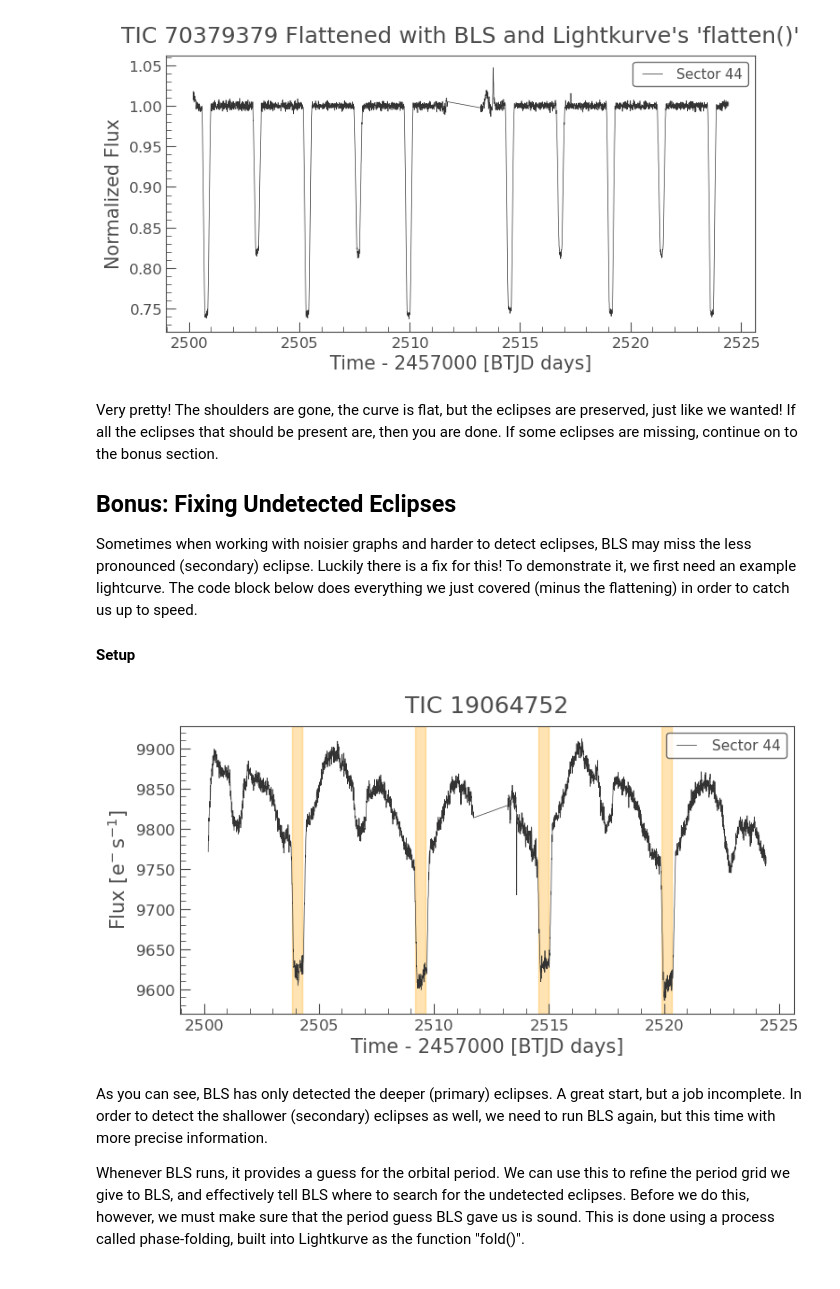
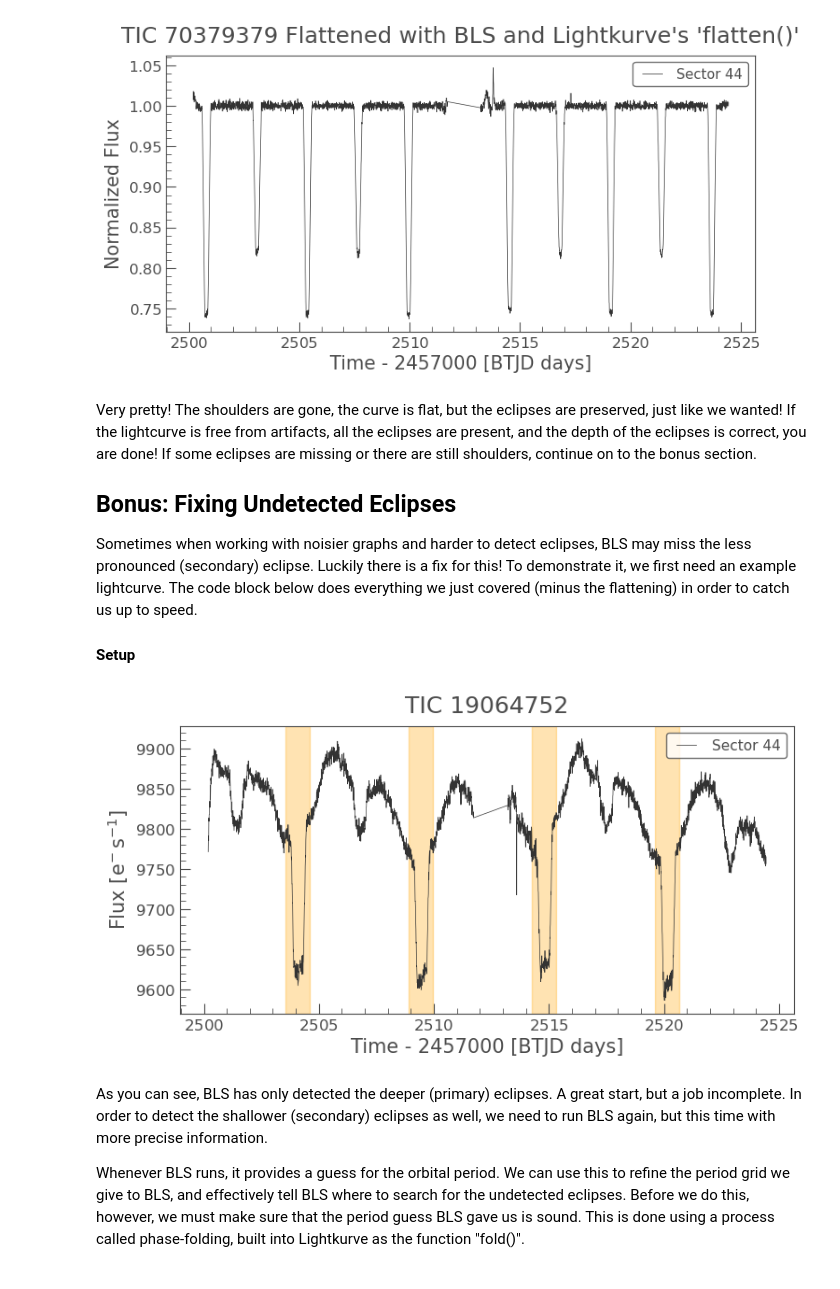
Before and after one commit to aidanniklaus/Summer-Research-2026, a Jupyter notebook: Tutorials/BLS Flattening on Eclipsing Binaries/BLS_Tutorial_TESS_EBs.ipynb, the cells around one changed output. Cells and saved outputs as stored; diff of their text form; code cells hidden in the pictures.

```diff
--- a/Tutorials/BLS Flattening on Eclipsing Binaries/BLS_Tutorial_TESS_EBs.ipynb
+++ b/Tutorials/BLS Flattening on Eclipsing Binaries/BLS_Tutorial_TESS_EBs.ipynb
@@ -116,3 +116,7 @@ Next, let's make our period grid. If you already roughly know the period of your
 # %%
-# Populating a list of potential period candidates --> 10,000 possible points between 0.5-20 days on a logarithmic scale
-period_grid = np.exp(np.linspace(np.log(0.5), np.log(20), 10000))
+# Setting our range (in days), good coding practice to be modular
+min_period = 1
+max_period = 20
+
+# Populating a list of potential period candidates --> 10,000 possible points within our range, on a logarithmic scale
+period_grid = np.exp(np.linspace(np.log(min_period), np.log(max_period), 10000))
@@ -119,3 +125,10 @@ period_grid = np.exp(np.linspace(np.log(0.5), np.log(20), 10000))
+# %%
+# Again good practice to make code modular
+min_duration = 0.1
+max_duration = 0.7
+
+# Creating our array of possible eclipse durations, increments of 0.02
+duration_array = np.arange(min_duration, max_duration, 0.02)
 # %% [markdown]
 ## Step 2: Running BLS and Masking the Eclipses
 Now that BLS has all the information it needs, let's run it!
@@ -126,7 +139,7 @@ Now that BLS has all the information it needs, let's run it!
     # Groups all its attempts into eclipse or not-eclipse categories, which it uses to define a good fit model
 # duration : variety of eclipse durations (in days) BLS will test
 # oversample : higher = more accurate fits but slower, rarely need to go higher than 20
-result = bls.power(period_grid, duration=[0.02, 0.05, 0.1, 0.2, 0.3], oversample=20)
+result = bls.power(period_grid, duration=duration_array, oversample=20)
 # %% [markdown]
 Sweet! Now that BLS has run, there are a few things we want to grab from its result.
 - the index of BLS's best guess for our star's period ('primary_result.power' is a periodogram BLS made, 'np.argmax' finds the index of the strongest peak (strongest peak = most likely period))
@@ -178,15 +191,22 @@ BLS_flattened_lc.plot(title=f"{target} Flattened with BLS and Lightkurve's 'flat
 # %% [output]
 [figure]
 # %% [markdown]
-Very pretty! The shoulders are gone, the curve is flat, but the eclipses are preserved, just like we wanted! If all the eclipses that should be present are, then you are done. If some eclipses are missing, continue on to the bonus section.
+Very pretty! The shoulders are gone, the curve is flat, but the eclipses are preserved, just like we wanted! If the lightcurve is free from artifacts, all the eclipses are present, and the depth of the eclipses is correct, you are done! If some eclipses are missing or there are still shoulders, continue on to the bonus section.
 
 ## Bonus: Fixing Undetected Eclipses
 Sometimes when working with noisier graphs and harder to detect eclipses, BLS may miss the less pronounced (secondary) eclipse. Luckily there is a fix for this! To demonstrate it, we first need an example lightcurve. The code block below does everything we just covered (minus the flattening) in order to catch us up to speed.
+
 #### Setup
 # %%
 # Setting our target star and sector we will be using to make our lightcurve
 target = "TIC 19064752"
 sector = 44
+# Setting our min/max period, as well as min/max eclipse duration
+    # Note: bumped up min period because it must be larger than max duration, and this star's eclipses are longer
+min_period = 1.5
+max_period = 20
+min_duration = 0.7
+max_duration = 1.3
 
 # target : the star we want to work with; the following naming formats are acceptable
     # name, e.g. "HAT-P-11"
@@ -230,41 +250,44 @@ flux_err = lc.flux_err.value
 # Giving BLS the data it needs and creating the BLS model from it (no actual computation yet)
 bls = BoxLeastSquares(time, flux, flux_err)
 
-# Populating a list of potential period candidates --> 10,000 possible points between 0.5-20 days on a logarithmic scale
-period_grid = np.exp(np.linspace(np.log(0.5), np.log(20), 10000))
+# Populating a list of potential period candidates --> 10,000 possible points within our range, on a logarithmic scale
+period_grid = np.exp(np.linspace(np.log(min_period), np.log(max_period), 10000))
+
+# Creating our array of possible eclipse durations, increments of 0.02
+duration_array = np.arange(min_duration, max_duration, 0.02)
 
 # Actual computation occuring. For every possible period in our period grid, BLS...
     # Phase folds the data at that period
     # Tries to fit "boxes" on the eclipse
     # Groups all its attempts into eclipse or not-eclipse categories, which it uses to define a good fit model
 # duration : variety of durations (in days) BLS will test eclipses at
 # oversample : higher = more accurate fits but slower, rarely need to go higher than 20
-result = bls.power(period_grid, duration=[0.02, 0.05, 0.1, 0.2, 0.3], oversample=20)
+result = bls.power(period_grid, duration=duration_array, oversample=20)
 
 # In order from top to bottom: index of BLS's best period guess, that period itself, reference eclipse time, eclipse duration
 i = np.argmax(result.power)
 period = result.period[i]
 t0 = result.transit_time[i]
 duration = result.duration[i]
 
 # Creating the mask for our primary eclipse using the info grabbed above (true for points inside the eclipse, false for points outside)
     # Multiplying duration by 1.5 to pad the mask on either side to be safe
 primary_mask = bls.transit_mask(time, period, duration * 1.5, t0)
 
 # Finding the edges of our mask
 edges = np.diff(primary_mask.astype(int), prepend=0, append=0)
 starts = np.where(edges == 1)[0]
 ends = np.where(edges == -1)[0] - 1
 
 # Creating our plot of our original lightcurve
 ax = lc.plot(title=target, label=f"Sector {sector}")
 time = lc.time.value
 
 # Overlaying the mask on the same plot we just made (orange = mask)
 for s, e in zip(starts, ends):
     ax.axvspan(time[s], time[e], color='orange', alpha=0.3)
 # %% [output]
-[figure, old version]
+[figure, new version]
 # %% [markdown]
 As you can see, BLS has only detected the deeper (primary) eclipses. A great start, but a job incomplete. In order to detect the shallower (secondary) eclipses as well, we need to run BLS again, but this time with more precise information.
 
```
Also changed, not shown: parts of 18 cells of this notebook.
